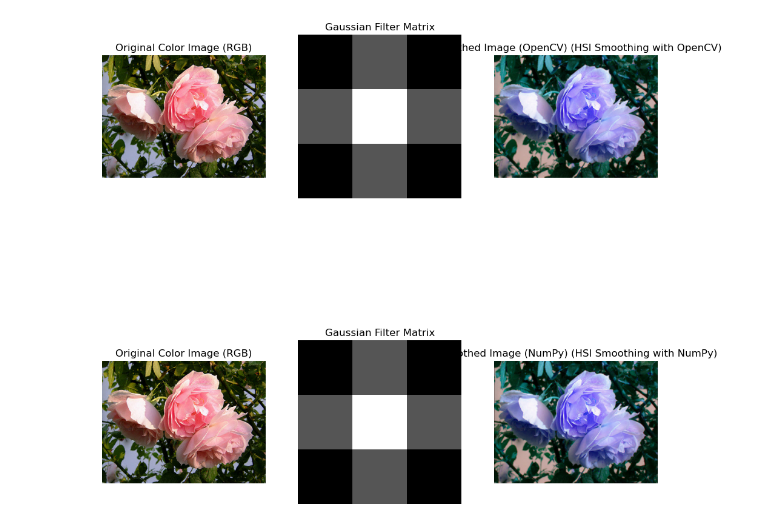
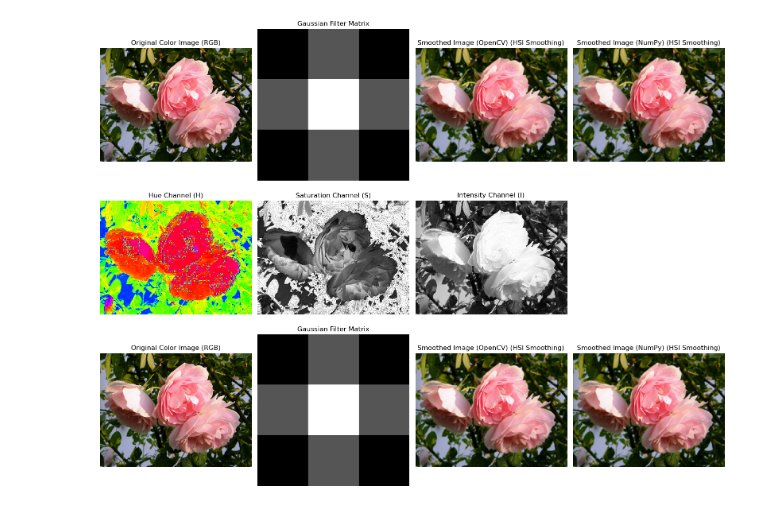
Before and after one commit to vidyadharbendre/learn_computer_vision_using_examples, a Jupyter notebook: notebooks/color_HSI_smoothing_operation.ipynb, the cells around one changed output. Cells and saved outputs as stored; diff of their text form; code cells hidden in the pictures.

Commit message:
added hsi smoothing

```diff
--- a/notebooks/color_HSI_smoothing_operation.ipynb
+++ b/notebooks/color_HSI_smoothing_operation.ipynb
@@ -39,42 +39,71 @@ import matplotlib.pyplot as plt
 # ------------------------- End of Theoretical Explanation -------------------------
 
 # Function to display images and the Gaussian Kernel
-def display_images(original, gaussian_filter, smoothed_color_opencv, smoothed_color_numpy, title_original, title_gaussian_filter, title_smoothed_opencv, title_smoothed_numpy):
+def display_images(original, gaussian_filter, smoothed_color_opencv, smoothed_color_numpy,
+                   title_original, title_gaussian_filter, title_smoothed_opencv, title_smoothed_numpy,
+                   hue_channel, saturation_channel, intensity_channel):
     plt.figure(figsize=(16, 12))
 
-    # First row: Display original image, Gaussian filter, OpenCV smoothed image
-    plt.subplot(2, 4, 1)
+    # First row: Original image, Gaussian filter, OpenCV smoothed image, NumPy smoothed image
+    plt.subplot(3, 4, 1)
     plt.imshow(cv2.cvtColor(original, cv2.COLOR_BGR2RGB))  # Original color image
     plt.title(title_original)
     plt.axis('off')
 
-    plt.subplot(2, 4, 2)
+    plt.subplot(3, 4, 2)
     plt.imshow(gaussian_filter, cmap='gray')  # Display Gaussian filter matrix as an image
     plt.title(title_gaussian_filter)
     plt.axis('off')
 
-    plt.subplot(2, 4, 3)
-    plt.imshow(cv2.cvtColor(smoothed_color_opencv, cv2.COLOR_BGR2RGB))  # OpenCV smoothed image
-    plt.title(f'{title_smoothed_opencv} (HSI Smoothing with OpenCV)')  # More detailed title
+    plt.subplot(3, 4, 3)
+    plt.imshow(smoothed_color_opencv)  # OpenCV smoothed RGB image
+    plt.title(f'{title_smoothed_opencv} (HSI Smoothing)')
     plt.axis('off')
 
-    # Second row: Display smoothed image using NumPy convolution
-    plt.subplot(2, 4, 5)
+    plt.subplot(3, 4, 4)
+    plt.imshow(smoothed_color_numpy)  # NumPy smoothed RGB image
+    plt.title(f'{title_smoothed_numpy} (HSI Smoothing)')
+    plt.axis('off')
+
+    # Second row: H, S, and I channels individually
+    plt.subplot(3, 4, 5)
+    plt.imshow(hue_channel, cmap='hsv')  # Hue channel visualization
+    plt.title("Hue Channel (H)")
+    plt.axis('off')
+
+    plt.subplot(3, 4, 6)
+    plt.imshow(saturation_channel, cmap='gray')  # Saturation channel visualization
+    plt.title("Saturation Channel (S)")
+    plt.axis('off')
+
+    plt.subplot(3, 4, 7)
+    plt.imshow(intensity_channel, cmap='gray')  # Intensity channel visualization
+    plt.title("Intensity Channel (I)")
+    plt.axis('off')
+
+    # Third row: Original image and Gaussian filter repeated for symmetry
+    plt.subplot(3, 4, 9)
     plt.imshow(cv2.cvtColor(original, cv2.COLOR_BGR2RGB))  # Original color image again
     plt.title(title_original)
     plt.axis('off')
 
-    plt.subplot(2, 4, 6)
-    plt.imshow(gaussian_filter, cmap='gray')  # Display Gaussian filter matrix again
+    plt.subplot(3, 4, 10)
+    plt.imshow(gaussian_filter, cmap='gray')  # Gaussian filter repeated
     plt.title(title_gaussian_filter)
     plt.axis('off')
 
-    plt.subplot(2, 4, 7)
-    plt.imshow(cv2.cvtColor(smoothed_color_numpy, cv2.COLOR_BGR2RGB))  # NumPy smoothed image
-    plt.title(f'{title_smoothed_numpy} (HSI Smoothing with NumPy)')  # More detailed title
+    plt.subplot(3, 4, 11)
+    plt.imshow(smoothed_color_opencv)  # OpenCV smoothed RGB image repeated
+    plt.title(f'{title_smoothed_opencv} (HSI Smoothing)')
     plt.axis('off')
 
-    plt.show()  # Show the images
+    plt.subplot(3, 4, 12)
+    plt.imshow(smoothed_color_numpy)  # NumPy smoothed RGB image repeated
+    plt.title(f'{title_smoothed_numpy} (HSI Smoothing)')
+    plt.axis('off')
+
+    plt.tight_layout()
+    plt.show()
 
 
 # Define kernel (Gaussian 3x3 kernel)
@@ -117,31 +146,31 @@ image_rgb = cv2.cvtColor(image, cv2.COLOR_BGR2RGB)
 
 # Convert to HSI using OpenCV
 hsi_image = cv2.cvtColor(image_rgb, cv2.COLOR_RGB2HSV)  # OpenCV uses HSV, which is similar to HSI
 
 # Split the HSI channels
 H, S, I = cv2.split(hsi_image)
 
 # ------------ Apply Convolution to Intensity Channel ------------ #
 # Apply convolution to the Intensity channel using OpenCV (cv2.filter2D)
 smoothed_I_opencv = cv2.filter2D(I, -1, gaussian_filter)
 
 # Merge the smoothed intensity channel back with the H and S channels for OpenCV result
 smoothed_hsi_opencv = cv2.merge([H, S, smoothed_I_opencv])
 
 # Apply convolution to the Intensity channel using NumPy (manual convolution)
 smoothed_I_numpy = convolve2d(I, gaussian_filter)
 
 # Merge the smoothed intensity channel back with the H and S channels for NumPy result
 smoothed_hsi_numpy = cv2.merge([H, S, smoothed_I_numpy])
 
 # ------------ Convert Back to RGB Color Space ------------ #
 # Convert the processed HSI (HSV) image back to RGB color space for display
 smoothed_rgb_opencv = cv2.cvtColor(smoothed_hsi_opencv, cv2.COLOR_HSV2RGB)
 smoothed_rgb_numpy = cv2.cvtColor(smoothed_hsi_numpy, cv2.COLOR_HSV2RGB)
 
 # ------------ Display Results ------------ #
 # Display the original color image, Gaussian filter, and results of smoothing
 display_images(image, gaussian_filter, smoothed_rgb_opencv, smoothed_rgb_numpy,
                'Original Color Image (RGB)', 'Gaussian Filter Matrix', 'Smoothed Image (OpenCV)','Smoothed Image (NumPy)')
 # %% [output]
-[figure, old version]
+[figure, new version]
```
